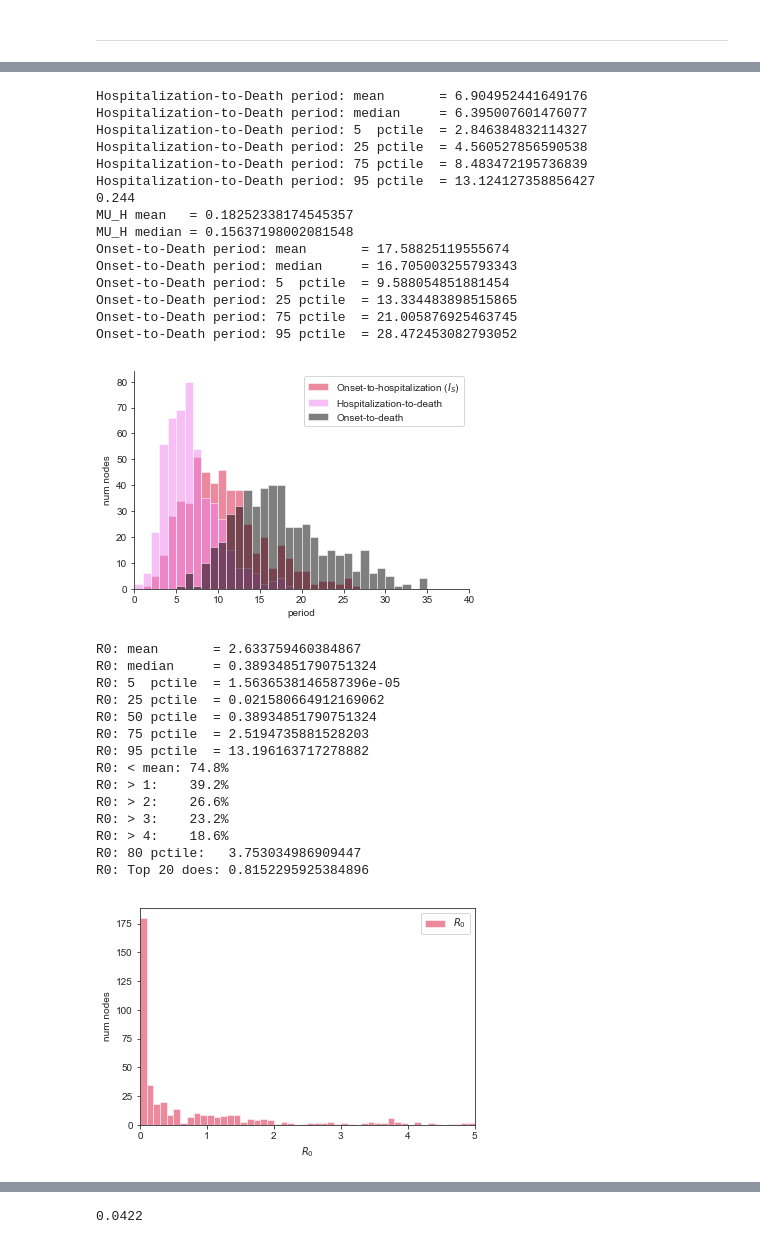
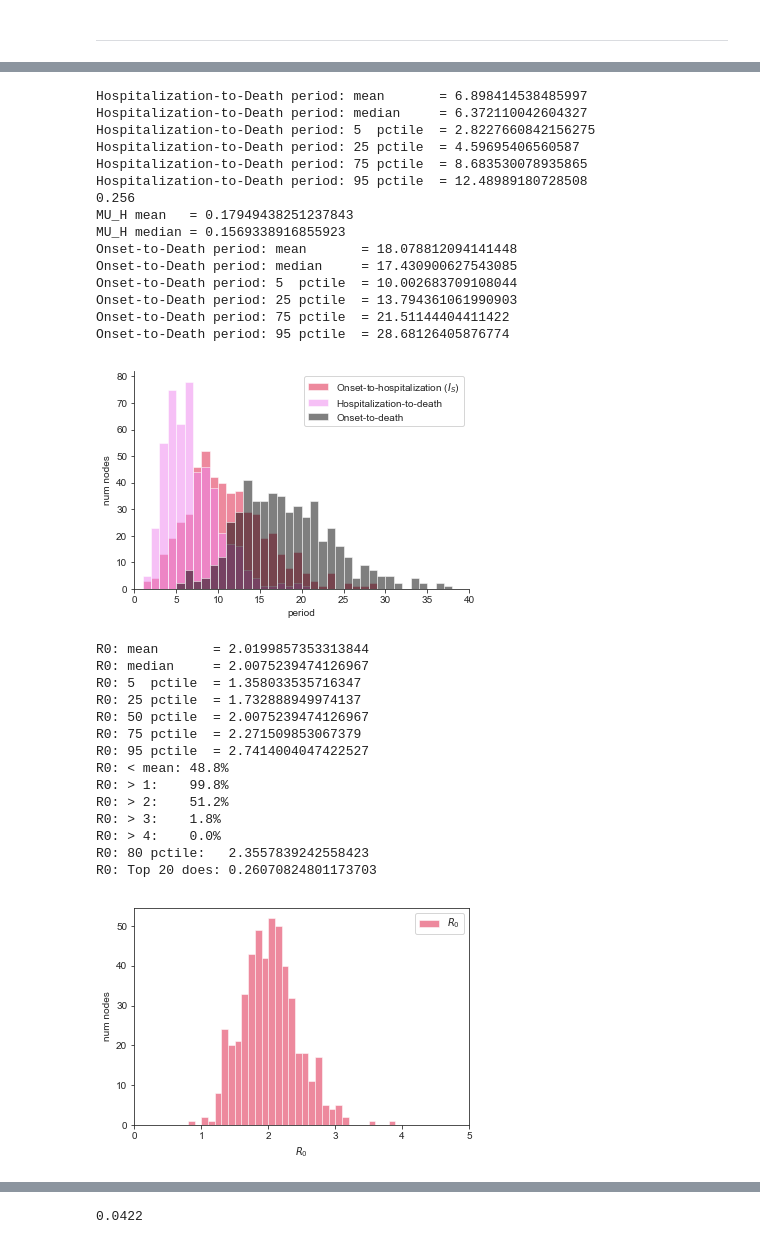
Before and after one commit to ryansmcgee/seirsplus, a Jupyter notebook: seirsplus/test_workplace_network.ipynb, the cells around one changed output, grey strips where cells are left out. Cells and saved outputs as stored; diff of their text form; code cells hidden in the pictures.

```diff
--- a/seirsplus/test_workplace_network.ipynb
+++ b/seirsplus/test_workplace_network.ipynb
@@ -26,8 +26,8 @@ parser.add_argument("-INTERVENTION_START_PCT_INFECTED", "--INTERVENTION_START_PC
 parser.add_argument("-R0_mean",                       "--R0_mean",                        default=2.0,          type=float)
 parser.add_argument("-R0_coeffvar",                   "--R0_coeffvar",                    default=0.2,          type=float)
 parser.add_argument("-PCT_ASYMPTOMATIC",              "--PCT_ASYMPTOMATIC",               default=0.25,          type=float)
-parser.add_argument("-P_GLOBALINTXN",                 "--P_GLOBALINTXN",                  default=0.25,         type=float)
-parser.add_argument("-Q_GLOBALINTXN",                 "--Q_GLOBALINTXN",                  default=0.1,          type=float)
+parser.add_argument("-P_GLOBALINTXN",                 "--P_GLOBALINTXN",                  default=0.1,         type=float)
+parser.add_argument("-Q_GLOBALINTXN",                 "--Q_GLOBALINTXN",                  default=0.0,          type=float)
 parser.add_argument("-O_GLOBALINTXN",                 "--O_GLOBALINTXN",                  default=0.0,         type=float)
 parser.add_argument("-PREVALENCE_EXT",                "--PREVALENCE_EXT",                 default=0.00,         type=float)
 parser.add_argument("-TESTING_INTERVAL",              "--TESTING_INTERVAL",               default=1,            type=float)
@@ -401,67 +401,67 @@ pyplot.show()
 # pyplot.savefig(figdir+"/onsetToDeathPeriods"+runStr+".png")
 pyplot.close()
 # %% [output]
-Hospitalization-to-Death period: mean       = 6.904952441649176
-Hospitalization-to-Death period: median     = 6.395007601476077
-Hospitalization-to-Death period: 5  pctile  = 2.846384832114327
-Hospitalization-to-Death period: 25 pctile  = 4.560527856590538
-Hospitalization-to-Death period: 75 pctile  = 8.483472195736839
-Hospitalization-to-Death period: 95 pctile  = 13.124127358856427
-0.244
-MU_H mean   = 0.18252338174545357
-MU_H median = 0.15637198002081548
-Onset-to-Death period: mean       = 17.58825119555674
-Onset-to-Death period: median     = 16.705003255793343
-Onset-to-Death period: 5  pctile  = 9.588054851881454
-Onset-to-Death period: 25 pctile  = 13.334483898515865
-Onset-to-Death period: 75 pctile  = 21.005876925463745
-Onset-to-Death period: 95 pctile  = 28.472453082793052
+Hospitalization-to-Death period: mean       = 6.898414538485997
+Hospitalization-to-Death period: median     = 6.372110042604327
+Hospitalization-to-Death period: 5  pctile  = 2.8227660842156275
+Hospitalization-to-Death period: 25 pctile  = 4.59695406560587
+Hospitalization-to-Death period: 75 pctile  = 8.683530078935865
+Hospitalization-to-Death period: 95 pctile  = 12.48989180728508
+0.256
+MU_H mean   = 0.17949438251237843
+MU_H median = 0.1569338916855923
+Onset-to-Death period: mean       = 18.078812094141448
+Onset-to-Death period: median     = 17.430900627543085
+Onset-to-Death period: 5  pctile  = 10.002683709108044
+Onset-to-Death period: 25 pctile  = 13.794361061990903
+Onset-to-Death period: 75 pctile  = 21.51144404411422
+Onset-to-Death period: 95 pctile  = 28.68126405876774
-[figure, old version]
+[figure, new version]
 # %%
-R0_mean, R0_coeffvar = 2.5, 2.0
+R0_mean, R0_coeffvar = R0_mean, R0_coeffvar
 R0_scale      = R0_mean*R0_coeffvar**2    # gamma distn theta
 R0_shape      = R0_mean/R0_scale          # gamma distn k
 R0 = numpy.random.gamma(scale=R0_scale, shape=R0_shape, size=N)
 
 print("R0: mean       = " + str(numpy.mean(numpy.sort(R0))) )
 print("R0: median     = " + str(numpy.median(numpy.sort(R0))) )
 print("R0: 5  pctile  = "+str(numpy.percentile(numpy.sort(R0), q=5)) )
 print("R0: 25 pctile  = "+str(numpy.percentile(numpy.sort(R0), q=25)) )
 print("R0: 50 pctile  = "+str(numpy.percentile(numpy.sort(R0), q=50)) )
 print("R0: 75 pctile  = "+str(numpy.percentile(numpy.sort(R0), q=75)) )
 print("R0: 95 pctile  = "+str(numpy.percentile(numpy.sort(R0), q=95)) )
 print "R0: < mean: "+str(numpy.count_nonzero(R0[R0 < R0_mean])/N*100)+"%"
 print "R0: > 1:    "+str(numpy.count_nonzero(R0[R0 > 1])/N*100)+"%"
 print "R0: > 2:    "+str(numpy.count_nonzero(R0[R0 > 2])/N*100)+"%"
 print "R0: > 3:    "+str(numpy.count_nonzero(R0[R0 > 3])/N*100)+"%"
 print "R0: > 4:    "+str(numpy.count_nonzero(R0[R0 > 4])/N*100)+"%"
 print "R0: 80 pctile:   "+str(numpy.percentile(numpy.sort(R0), q=80))
 print "R0: Top 20 does: "+str( numpy.sum(R0[R0 > numpy.percentile(numpy.sort(R0), q=80)])/numpy.sum(R0) )
 
 pyplot.hist(R0, bins=numpy.arange(0, int(max(R0+1)), step=0.1), alpha=0.5, color='crimson', label='$R_0$')
 pyplot.xlim(0,5)
 pyplot.xlabel('$R_0$')
 pyplot.ylabel('num nodes')
 pyplot.legend(loc='upper right')
 pyplot.show()
 # pyplot.savefig(figdir+"/R0distn"+runStr+".png")
 pyplot.close()
 # %% [output]
-R0: mean       = 2.633759460384867
-R0: median     = 0.38934851790751324
-R0: 5  pctile  = 1.5636538146587396e-05
-R0: 25 pctile  = 0.021580664912169062
-R0: 50 pctile  = 0.38934851790751324
-R0: 75 pctile  = 2.5194735881528203
-R0: 95 pctile  = 13.196163717278882
-R0: < mean: 74.8%
-R0: > 1:    39.2%
-R0: > 2:    26.6%
-R0: > 3:    23.2%
-R0: > 4:    18.6%
-R0: 80 pctile:   3.753034986909447
-R0: Top 20 does: 0.8152295925384896
+R0: mean       = 2.0199857353313844
+R0: median     = 2.0075239474126967
+R0: 5  pctile  = 1.358033535716347
+R0: 25 pctile  = 1.732888949974137
+R0: 50 pctile  = 2.0075239474126967
+R0: 75 pctile  = 2.271509853067379
+R0: 95 pctile  = 2.7414004047422527
+R0: < mean: 48.8%
+R0: > 1:    99.8%
+R0: > 2:    51.2%
+R0: > 3:    1.8%
+R0: > 4:    0.0%
+R0: 80 pctile:   2.3557839242558423
+R0: Top 20 does: 0.26070824801173703
-[figure, old version]
+[figure, new version]
 # %%
 BETA     = 1/infectiousPeriods * R0
 print("mean beta = "+str(numpy.mean(BETA)) )
```
Also changed, not shown: parts of 10 cells of this notebook, 6 other files.
